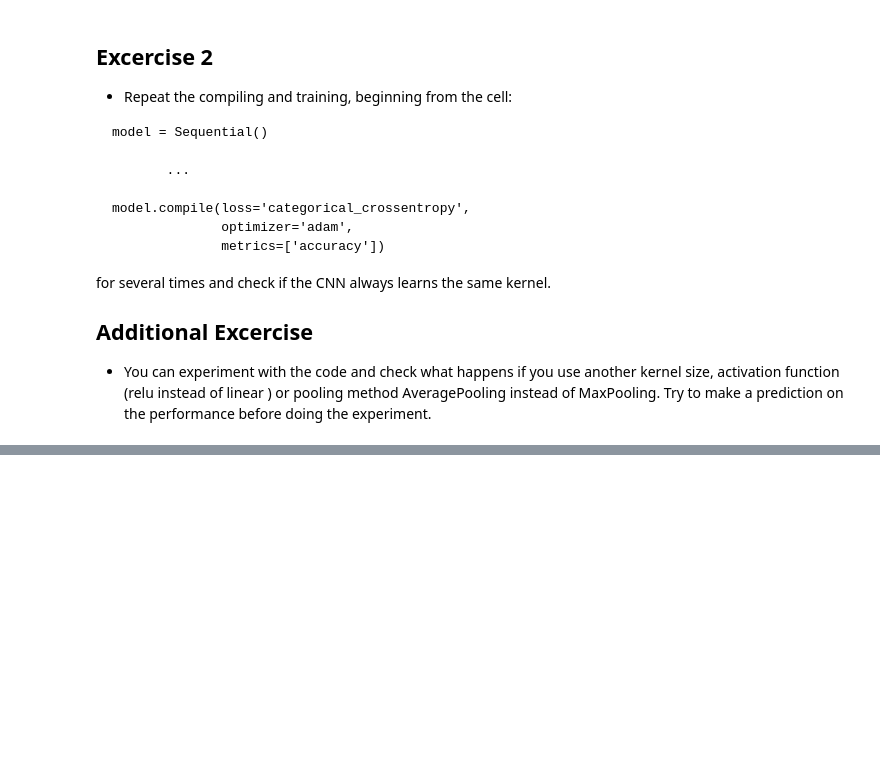
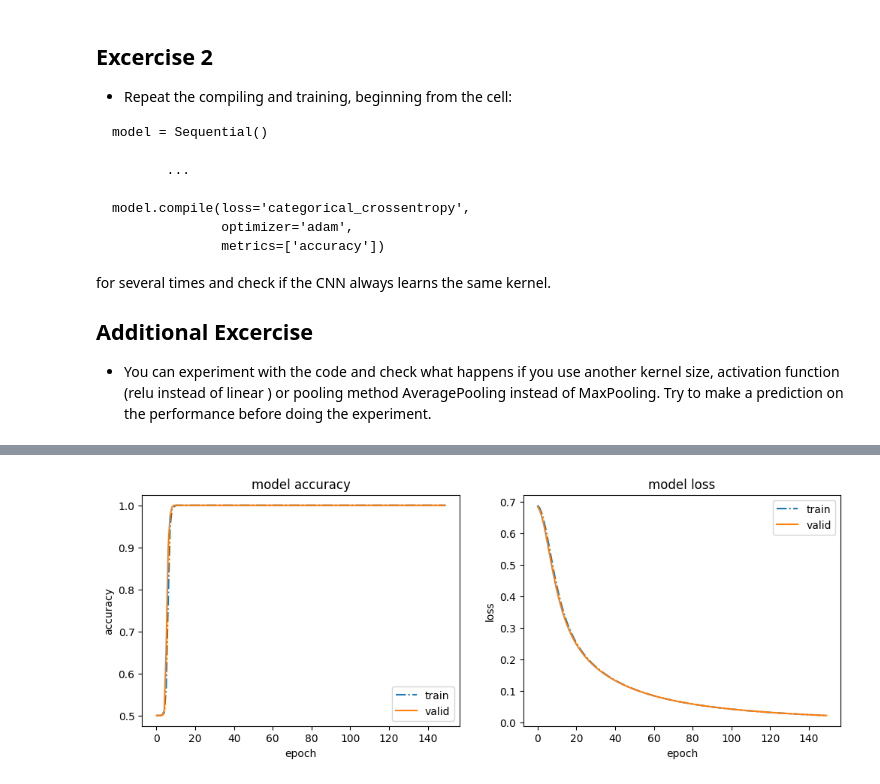
Before and after one commit to marionwenger/DLColabNotebooks, a Jupyter notebook: notebooks/05_cnn_edge_lover.ipynb, the cells around one changed output, grey strips where cells are left out. Cells and saved outputs as stored; diff of their text form; code cells hidden in the pictures; blank space fills up the shorter version.

```diff
--- a/notebooks/05_cnn_edge_lover.ipynb
+++ b/notebooks/05_cnn_edge_lover.ipynb
@@ -317,0 +461,30 @@ for several times and check if the CNN always learns the same kernel.
+# %%
+# train the model
+history=model.fit(X_train, Y_train,
+                  validation_data=(X_val,Y_val),
+                  batch_size=64,
+                  epochs=150,
+                  verbose=0) #1)
+# %%
+# plot the development of the accuracy and loss during training
+plt.figure(figsize=(12,4))
+plt.subplot(1,2,(1))
+plt.plot(history.history['accuracy'],linestyle='-.')
+plt.plot(history.history['val_accuracy'])
+plt.title('model accuracy')
+plt.ylabel('accuracy')
+plt.xlabel('epoch')
+plt.legend(['train', 'valid'], loc='lower right')
+plt.subplot(1,2,(2))
+plt.plot(history.history['loss'],linestyle='-.')
+plt.plot(history.history['val_loss'])
+plt.title('model loss')
+plt.ylabel('loss')
+plt.xlabel('epoch')
+plt.legend(['train', 'valid'], loc='upper right');
+
+# was richtig war: der loss verändert sich, die accuracy nicht
+# was falsch war: der loss wurde grösser, nicht kleiner
+# d.h. für dieses Modell war 'linear' besser als 'relu' - warum???
+# %% [output]
+[figure, added]
```
Also changed, not shown: parts of 17 cells of this notebook.
